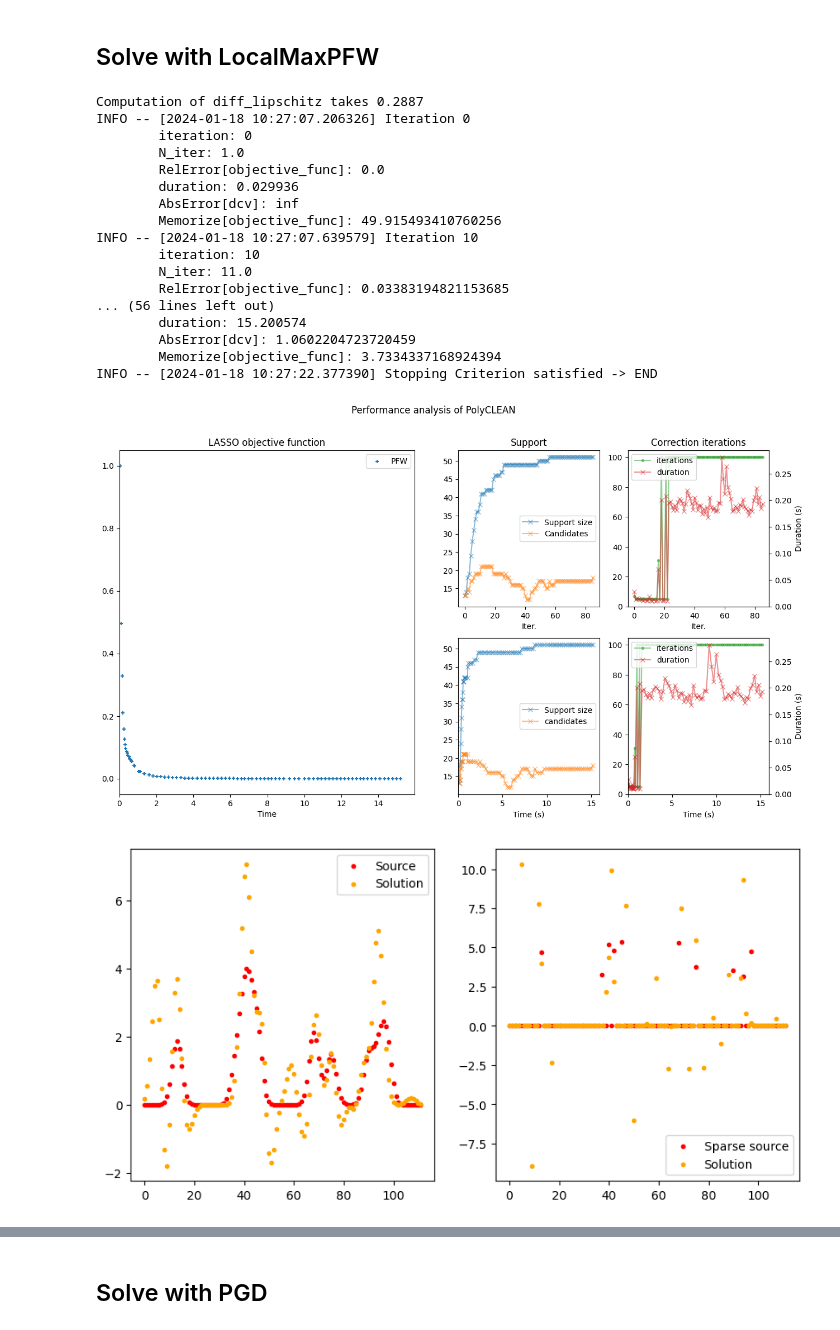
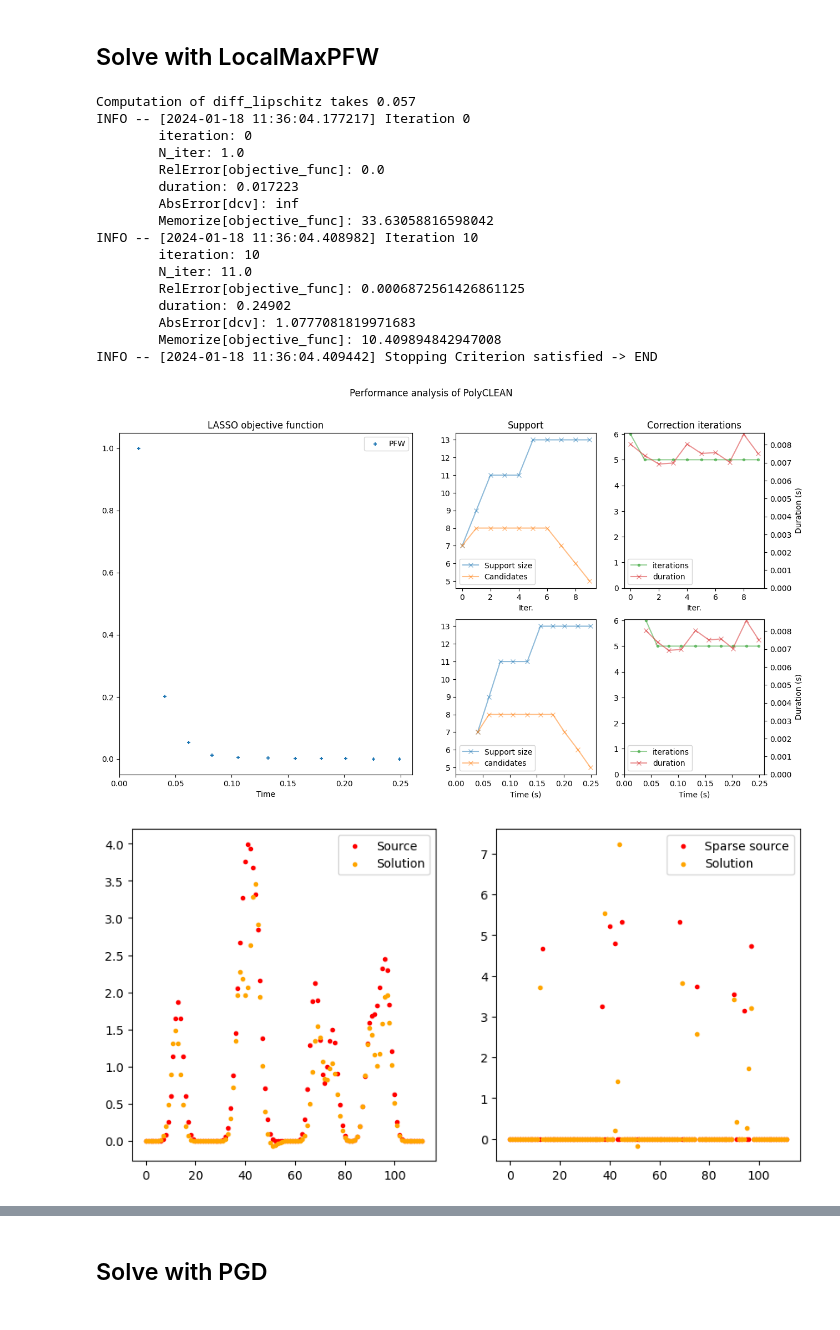
Before and after one commit to AdriaJ/pyfw-lasso, a Jupyter notebook: dev/localmax.ipynb, the cells around one changed output, grey strips where cells are left out. Cells and saved outputs as stored; diff of their text form; code cells hidden in the pictures.

```diff
--- a/dev/localmax.ipynb
+++ b/dev/localmax.ipynb
@@ -18,7 +18,7 @@ rng = np.random.default_rng(seed)
 N = 100
 k = 10
 L = 3 * k
-psnrdb = 10
+psnrdb = 20
 
 sigma = 2
 Nl = N + 6 * int(sigma)
@@ -66,10 +66,10 @@ plt.show()
 # %% [markdown]
 # Solve with PFW
 # %%
-lambda_factor = 0.01
+lambda_factor = 0.1
 lambda_ = lambda_factor * np.max(np.abs(d))
 
-eps = 1e-5
+eps = 1e-2
 min_iterations = 10
 
 # plot dual certificate at beginning
@@ -150,48 +147,44 @@ pfw.diagnostics()
 # %%
 from pyfwl import LocalMaxPFW
 
-lmpfw = LocalMaxPFW(y, fOp, lambda_,
-                     final_correction_prec=eps)
+lmpfw = LocalMaxPFW(y, fOp, lambda_, final_correction_prec=eps)
 
 lmpfw.fit(stop_crit=stop_crit, verbose=50,
-        # diff_lipschitz=lip**2,
-        # positivity_constraint=True,
-        precision_rule=lambda k : 10**(-k/10))
+          precision_rule=lambda k : 10**(-k/10))
 # %% [output]
-Computation of diff_lipschitz takes 0.2887
-INFO -- [2024-01-18 10:27:07.206326] Iteration 0
+Computation of diff_lipschitz takes 0.057
+INFO -- [2024-01-18 11:36:04.177217] Iteration 0
         iteration: 0
         N_iter: 1.0
         RelError[objective_func]: 0.0
-        duration: 0.029936
+        duration: 0.017223
         AbsError[dcv]: inf
-        Memorize[objective_func]: 49.915493410760256
-INFO -- [2024-01-18 10:27:07.639579] Iteration 10
+        Memorize[objective_func]: 33.63058816598042
+INFO -- [2024-01-18 11:36:04.408982] Iteration 10
         iteration: 10
         N_iter: 11.0
-        RelError[objective_func]: 0.03383194821153685
-... (56 lines left out)
-        duration: 15.200574
-        AbsError[dcv]: 1.0602204723720459
-        Memorize[objective_func]: 3.7334337168924394
-INFO -- [2024-01-18 10:27:22.377390] Stopping Criterion satisfied -> END
+        RelError[objective_func]: 0.0006872561426861125
+        duration: 0.24902
+        AbsError[dcv]: 1.0777081819971683
+        Memorize[objective_func]: 10.409894842947008
+INFO -- [2024-01-18 11:36:04.409442] Stopping Criterion satisfied -> END
 # %%
 lmpfw.diagnostics()
 # %% [output]
-[figure, old version]
+[figure, new version]
 # %%
-sol = lmpfw.stats()[0]['x']
+sollm = lmpfw.stats()[0]['x']
 
 plt.figure(figsize=(10, 5))
 plt.subplot(121)
 plt.scatter(np.arange(Nl), g, marker='.', color='r', label="Source")
-plt.scatter(np.arange(Nl), convop(sol), marker='.', color='orange', label="Solution")
+plt.scatter(np.arange(Nl), convop(sollm), marker='.', color='orange', label="Solution")
 plt.legend()
 
 plt.subplot(122)
 plt.scatter(np.arange(Nl), x, marker='.', color='r', label="Sparse source")
-plt.scatter(np.arange(Nl), sol, marker='.', color='orange', label="Solution")
+plt.scatter(np.arange(Nl), sollm, marker='.', color='orange', label="Solution")
 plt.legend()
 plt.show()
 # %% [output]
-[figure, old version]
+[figure, new version]
```
Also changed, not shown: parts of 14 cells of this notebook, 2 other files.
